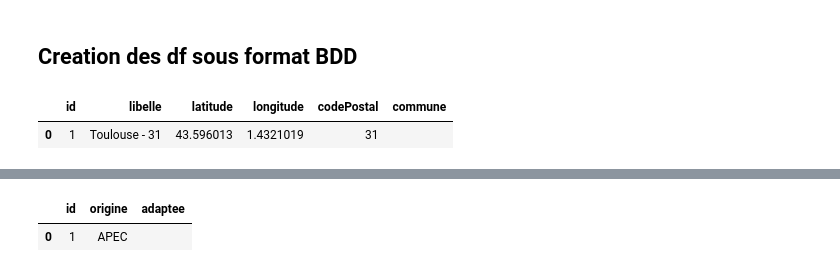
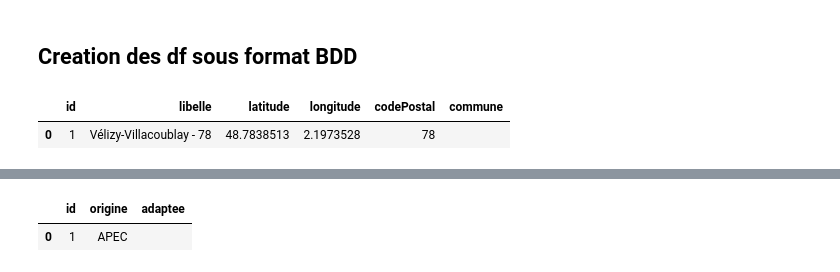
Before and after one commit to victorsigogneau/JobTextMining, a Jupyter notebook: Célia/scrapingApecV3.ipynb, the cells around one changed output, grey strips where cells are left out. Drawn from its saved outputs; the diff is of its cells as text; code cells hidden in the pictures.

```diff
--- a/Célia/scrapingApecV3.ipynb
+++ b/Célia/scrapingApecV3.ipynb
@@ -145,2 +197,2 @@ df_apec = pd.DataFrame(resultats)
 # %%
-df_apec.shape
+df_apec=jobs
@@ -158,17 +210,20 @@ df.head(2)
 # %%
 # Création du DataFrame df_lieu_apec
 df_lieu_apec = pd.DataFrame({
     'id': range(1, len(df_apec) + 1),
     'libelle': df_apec['lieuTexte'],
     'latitude': df_apec['latitude'],
     'longitude': df_apec['longitude'],
     'codePostal': df_apec['lieuTexte'].str[-2:],
     'commune': ''
 })
+df_lieu_apec['latitude'] = df_lieu_apec['latitude'].apply(lambda x: x[0] if isinstance(x, tuple) else x)
+df_lieu_apec['longitude'] = df_lieu_apec['longitude'].apply(lambda x: x[0] if isinstance(x, tuple) else x)
+
 df_lieu_apec.head(1)
 # %% [output]
 |  | id | libelle | latitude | longitude | codePostal | commune |
-| 0 | 1 | Toulouse - 31 | 43.596013 | 1.4321019 | 31 |  |
+| 0 | 1 | Vélizy-Villacoublay - 78 | 48.7838513 | 2.1973528 | 78 |  |
 # %%
 # Création du DataFrame df_entreprise_apec
 df_entreprise_apec = pd.DataFrame({
```
Also changed, not shown: parts of 7 cells of this notebook, 1 other file.
